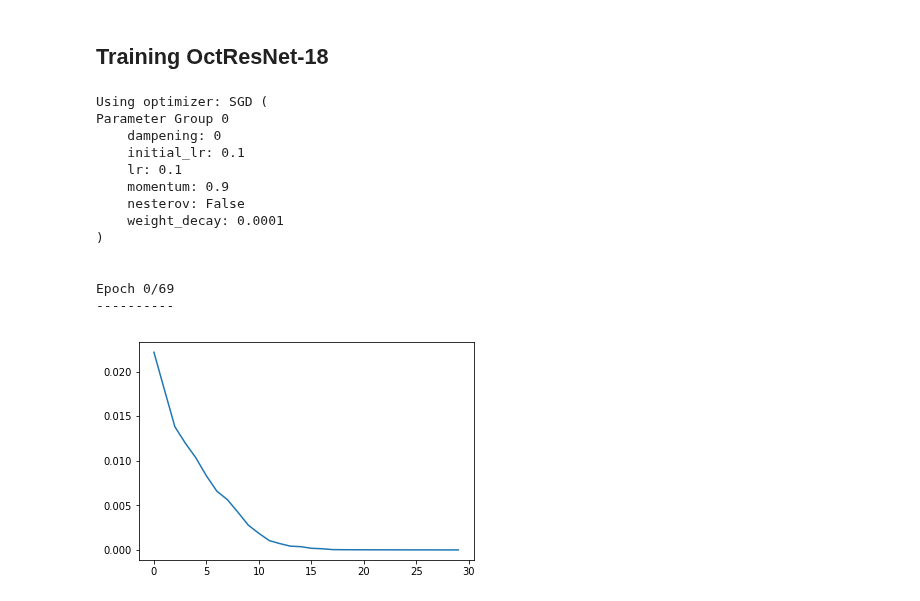
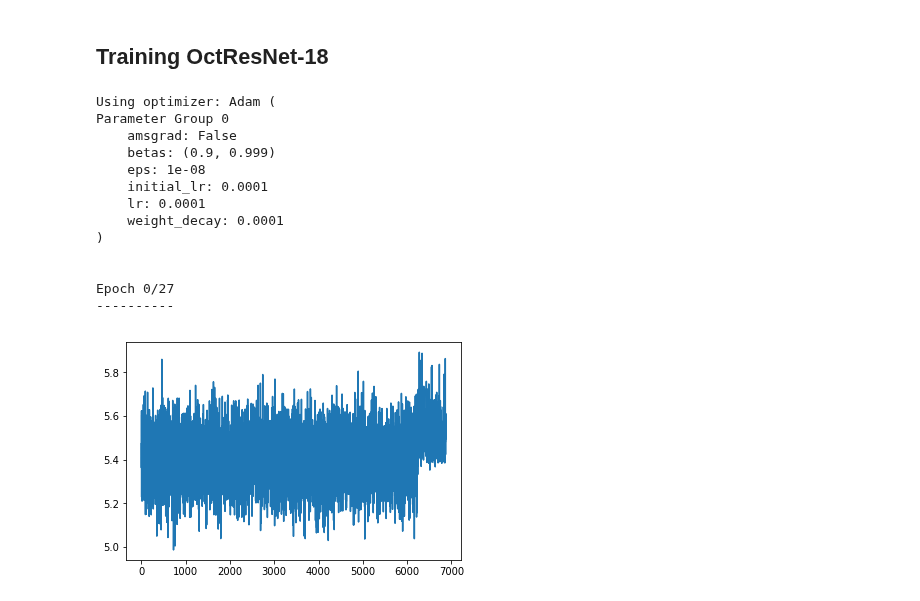
Before and after one commit to Etang21/octconv-pytorch, a Jupyter notebook: OctResNet-18 Training.ipynb, the cells around one changed output. Saved outputs shown, nothing was run; the diff lists cells and outputs as text; code cells hidden in the pictures.

```diff
--- a/OctResNet-18 Training.ipynb
+++ b/OctResNet-18 Training.ipynb
@@ -191,6 +109,7 @@ def train_model(model, criterion, optimizer, scheduler=None, num_epochs=25):
 # %%
 # Taken from https://pytorch.org/tutorials/beginner/transfer_learning_tutorial.html
-
+train_losses = [[],[],[]]
+counter = [0]
 def train_model(model, criterion, optimizer, save_path, log_file=None, scheduler=None, num_epochs=25, train_name='train', val_name='val'):
     """
 
@@ -212,7 +131,7 @@ def train_model(model, criterion, optimizer, save_path, log_file=None, scheduler
 
     model.to(device=device, dtype=dtype)
     best_model_wts = copy.deepcopy(model.state_dict())
-    best_acc = 0.0
+    best_acc = -1.0
 
     # clear log_file:
     if log_file:
@@ -238,6 +157,8 @@ def train_model(model, criterion, optimizer, save_path, log_file=None, scheduler
             running_corrects = 0
 
             # Iterate over data.
+            # Count iterations
+            iter_count = 0
             for inputs, labels in dataloaders[phase]:
 #                 print("Iterating over batch of size {}".format(len(inputs)))
                 inputs = inputs.to(device)
@@ -252,6 +173,7 @@ def train_model(model, criterion, optimizer, save_path, log_file=None, scheduler
                     outputs = model(inputs)
                     _, preds = torch.max(outputs, 1)
                     loss = criterion(outputs, labels)
+                    train_losses[counter[0]].append(loss)
 
                     # backward + optimize only if in training phase
                     if phase == train_name:
@@ -261,6 +183,7 @@ def train_model(model, criterion, optimizer, save_path, log_file=None, scheduler
                 # statistics
                 running_loss += loss.item() * inputs.size(0)
                 running_corrects += torch.sum(preds == labels.data)
+
 
             epoch_loss = running_loss / dataset_sizes[phase]
             epoch_acc = running_corrects.double() / dataset_sizes[phase]
@@ -295,4 +218,5 @@ def train_model(model, criterion, optimizer, save_path, log_file=None, scheduler
 
     # load best model weights
     model.load_state_dict(best_model_wts)
+    counter[0] += 1
     return model
@@ -301,31 +223,34 @@ octresnet18 = OctResNet.tinyoctresnet18(pretrained=False, progress=True).to(devi
 # %%
 loss_fn = nn.CrossEntropyLoss()
 
-num_epochs = 70 # Jim's suggestion
-momentum = 0.9 # Resnet paper
-learning_rate = 1e-1 # Resnet paper
+num_epochs = 28 # training?
+#momentum = 0.9 # Lol fuggit, Adam -John
+learning_rate = 1e-4 # ResNet Paper
 reg = 1e-4 # Resnet paper is 1e-4
-optimizer = torch.optim.SGD(octresnet18.parameters(), momentum=momentum, lr=learning_rate, weight_decay=reg)
+best_model = None
+octresnet18 = OctResNet.tinyoctresnet18(pretrained=False, progress=True).to(device)
+optimizer = torch.optim.Adam(octresnet18.parameters(), lr=learning_rate, weight_decay=reg)
 scheduler = torch.optim.lr_scheduler.CosineAnnealingLR(optimizer, num_epochs) # OctConv paper
 
 best_resnet_path = 'saved_models/oct_res18.pth'
 best_model = train_model(octresnet18, loss_fn, optimizer, best_resnet_path, log_file='logs/oct_res18.txt', scheduler=scheduler, num_epochs=num_epochs)
 # %% [output]
-Using optimizer: SGD (
+Using optimizer: Adam (
 Parameter Group 0
-    dampening: 0
-    initial_lr: 0.1
-    lr: 0.1
-    momentum: 0.9
-    nesterov: False
+    amsgrad: False
+    betas: (0.9, 0.999)
+    eps: 1e-08
+    initial_lr: 0.0001
+    lr: 0.0001
     weight_decay: 0.0001
 )
 
 
-Epoch 0/69
+Epoch 0/27
 ----------
 # %%
-plt.plot(train_losses)
+plt.plot(train_losses[0])
+
 plt.show()
 # %% [output]
-[figure, old version]
+[figure, new version]
```
Also changed, not shown: parts of 5 cells of this notebook, 4 other files.
